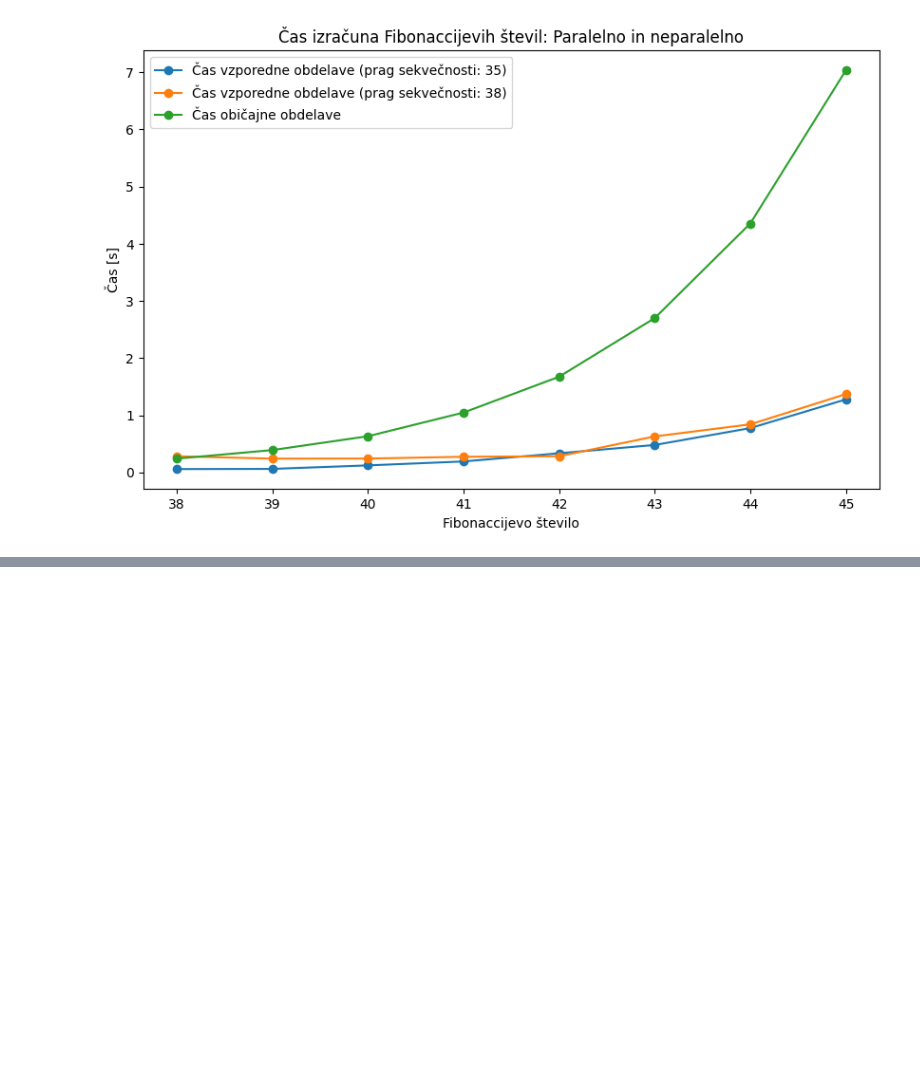
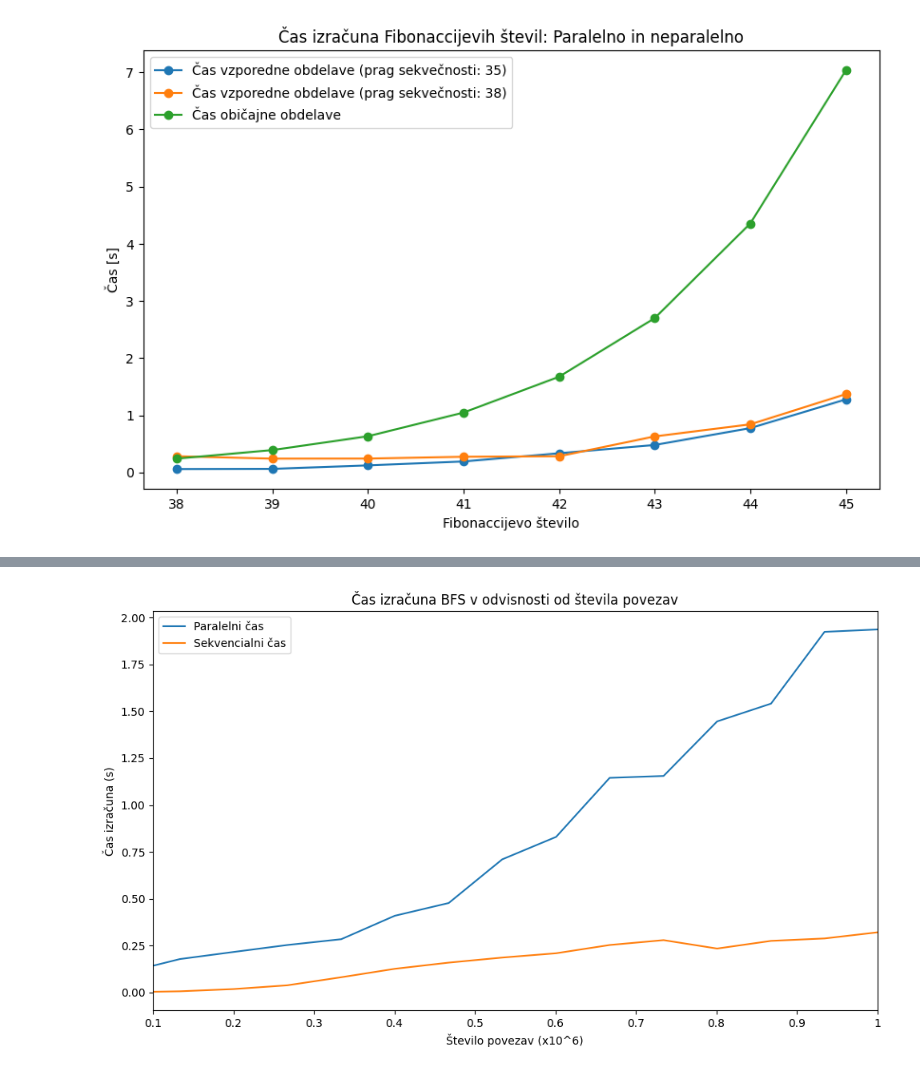
Before and after one commit to tjazerzen/Avtomatska-paralelizacija-v-OCamlu, a Jupyter notebook: playground/graph/computation_time_analysis/computation_time_analysis.ipynb, the cells around one changed output, grey strips where cells are left out. Drawn from its saved outputs; the diff is of its cells as text; code cells hidden in the pictures; blank space fills up the shorter version.

```diff
--- a/playground/graph/computation_time_analysis/computation_time_analysis.ipynb
+++ b/playground/graph/computation_time_analysis/computation_time_analysis.ipynb
@@ -79,3 +81,5 @@ plt.savefig('fib_par_v_odvisnosti_od_n.jpg')
 plt.show()
 # %% [output]
 [figure]
+# %%
+df_bfs_combinations = pd.read_csv('bfs_par_combinations.csv')
@@ -81,0 +95,30 @@ plt.show()
+# %%
+plt.figure(figsize=(10, 6))
+
+# Plot the computation time as a function of num_edges
+plt.plot(df_bfs_combinations['num_edges'], df_bfs_combinations['parallel_time'], label='Paralelni čas')
+plt.plot(df_bfs_combinations['num_edges'], df_bfs_combinations['sequential_time'], label='Sekvencialni čas')
+plt.xlabel('Število povezav (x10^6)')
+plt.ylabel('Čas izračuna (s)')
+plt.title('Čas izračuna BFS v odvisnosti od števila povezav')
+
+# Format x-axis
+scale_x = 1e6
+ticks_x = ticker.FuncFormatter(lambda x, pos: '{0:g}'.format(x/scale_x))
+plt.gca().xaxis.set_major_formatter(ticks_x)
+
+# Set x-axis limits and ticks
+plt.xlim(100000, 1000000)
+plt.xticks(range(100000, 1000001, 100000))
+
+plt.legend()
+
+# Display the plot with a bit of padding
+plt.tight_layout()
+
+plt.savefig('bfs_v_odvisnosti_od_velikosti_grafa.jpg')
+
+
+plt.show()
+# %% [output]
+[figure, added]
```
Also changed, not shown: parts of 5 cells of this notebook, 8 other files.
